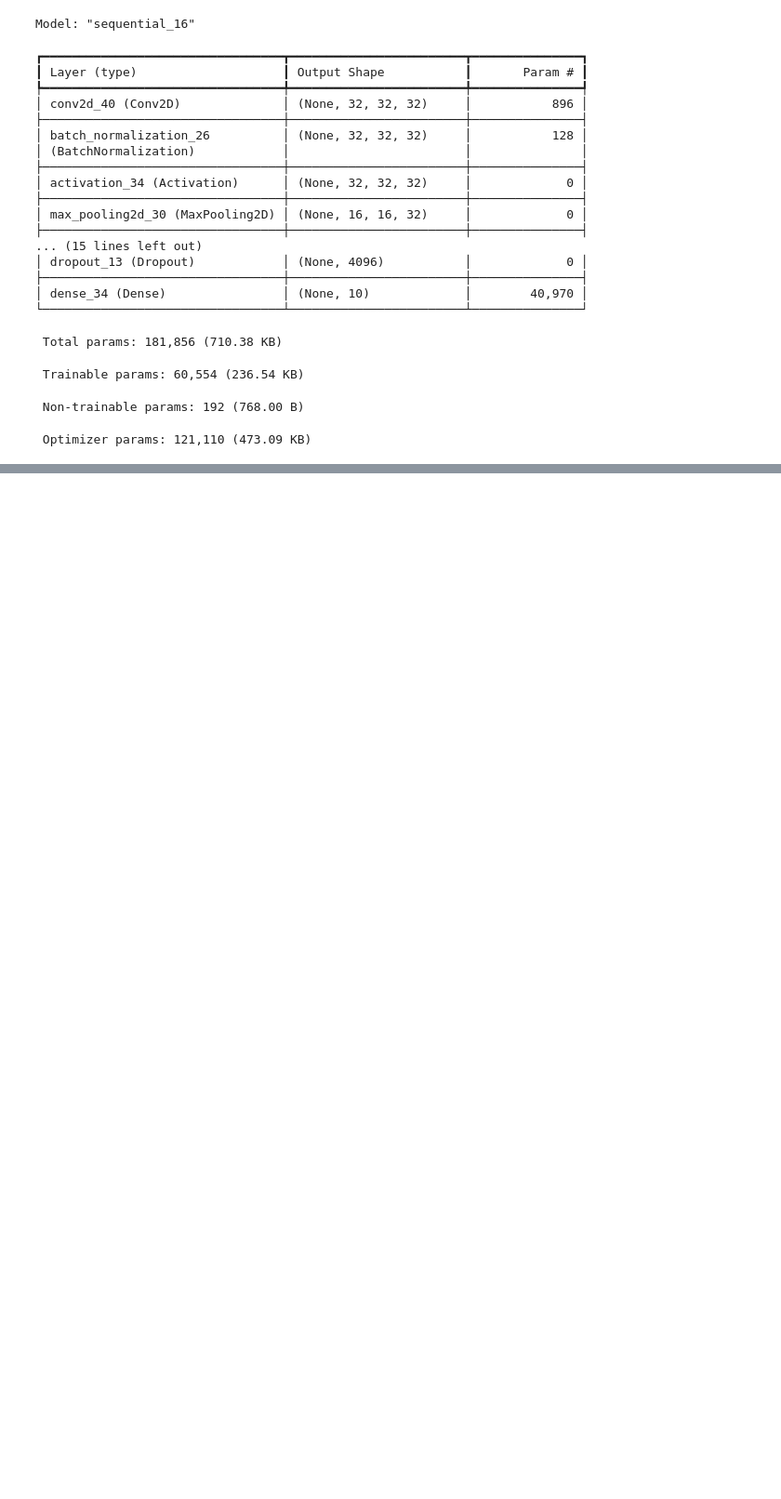
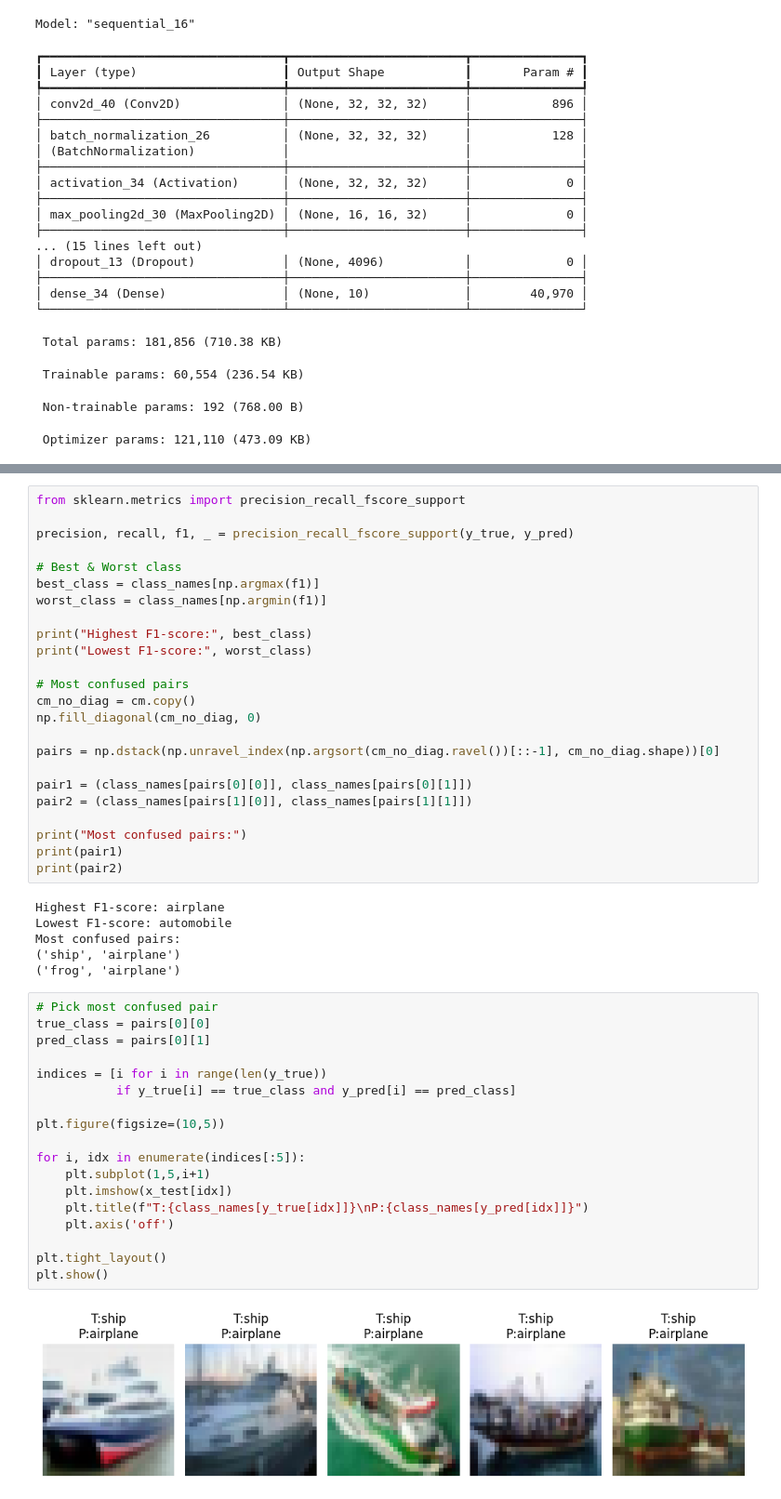
Before and after one commit to shivamkumar2626kr-del/ml, a Jupyter notebook: 24CD3038.ipynb, the cells around one changed output, grey strips where cells are left out. Shown at 93% size. Saved outputs shown, nothing was run; the diff lists cells and outputs as text; blank space fills up the shorter version.

```diff
--- a/24CD3038.ipynb
+++ b/24CD3038.ipynb
@@ -1537,0 +1604,50 @@ Model: "sequential_16"
+# %%
+from sklearn.metrics import precision_recall_fscore_support
+
+precision, recall, f1, _ = precision_recall_fscore_support(y_true, y_pred)
+
+# Best & Worst class
+best_class = class_names[np.argmax(f1)]
+worst_class = class_names[np.argmin(f1)]
+
+print("Highest F1-score:", best_class)
+print("Lowest F1-score:", worst_class)
+
+# Most confused pairs
+cm_no_diag = cm.copy()
+np.fill_diagonal(cm_no_diag, 0)
+
+pairs = np.dstack(np.unravel_index(np.argsort(cm_no_diag.ravel())[::-1], cm_no_diag.shape))[0]
+
+pair1 = (class_names[pairs[0][0]], class_names[pairs[0][1]])
+pair2 = (class_names[pairs[1][0]], class_names[pairs[1][1]])
+
+print("Most confused pairs:")
+print(pair1)
+print(pair2)
+# %% [output]
+Highest F1-score: airplane
+Lowest F1-score: automobile
+Most confused pairs:
+('ship', 'airplane')
+('frog', 'airplane')
+# %%
+# Pick most confused pair
+true_class = pairs[0][0]
+pred_class = pairs[0][1]
+
+indices = [i for i in range(len(y_true))
+           if y_true[i] == true_class and y_pred[i] == pred_class]
+
+plt.figure(figsize=(10,5))
+
+for i, idx in enumerate(indices[:5]):
+    plt.subplot(1,5,i+1)
+    plt.imshow(x_test[idx])
+    plt.title(f"T:{class_names[y_true[idx]]}\nP:{class_names[y_pred[idx]]}")
+    plt.axis('off')
+
+plt.tight_layout()
+plt.show()
+# %% [output]
+[figure, added]
```
Also changed, not shown: parts of 5 cells of this notebook.
